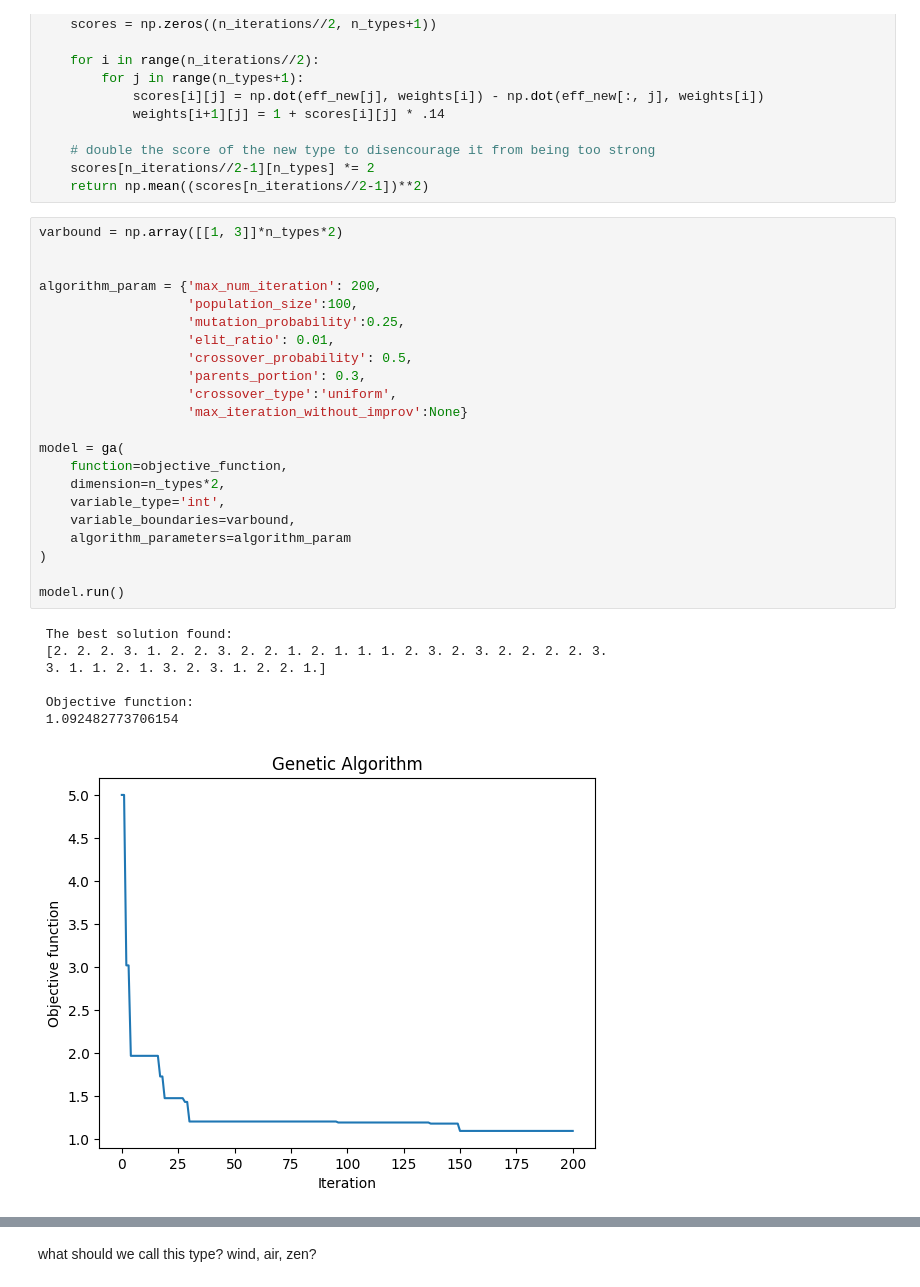
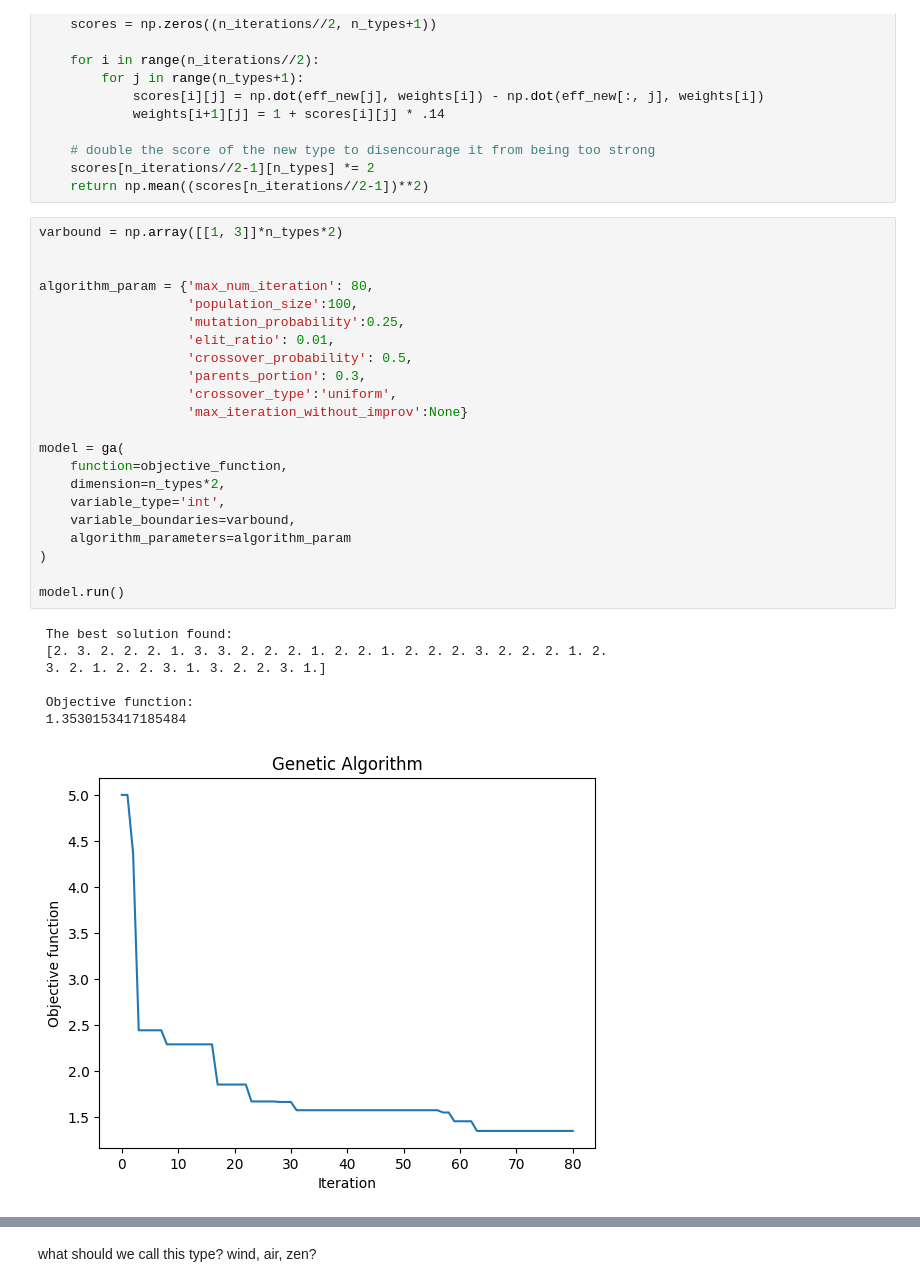
Before and after one commit to Gustavo-Rubo/pokemon-types, a Jupyter notebook: types.ipynb, the cells around one changed output, grey strips where cells are left out. Drawn from its saved outputs; the diff is of its cells as text.

```diff
--- a/types.ipynb
+++ b/types.ipynb
@@ -401,33 +401,33 @@ def objective_function(X):
 # %%
 varbound = np.array([[1, 3]]*n_types*2)
 
 
-algorithm_param = {'max_num_iteration': 200,
+algorithm_param = {'max_num_iteration': 80,
                    'population_size':100,
                    'mutation_probability':0.25,
                    'elit_ratio': 0.01,
                    'crossover_probability': 0.5,
                    'parents_portion': 0.3,
                    'crossover_type':'uniform',
                    'max_iteration_without_improv':None}
 
 model = ga(
     function=objective_function,
     dimension=n_types*2,
     variable_type='int',
     variable_boundaries=varbound,
     algorithm_parameters=algorithm_param
 )
 
 model.run()
 # %% [output]
  The best solution found:
- [2. 2. 2. 3. 1. 2. 2. 3. 2. 2. 1. 2. 1. 1. 1. 2. 3. 2. 3. 2. 2. 2. 2. 3.
- 3. 1. 1. 2. 1. 3. 2. 3. 1. 2. 2. 1.]
+ [2. 3. 2. 2. 2. 1. 3. 3. 2. 2. 2. 1. 2. 2. 1. 2. 2. 2. 3. 2. 2. 2. 1. 2.
+ 3. 2. 1. 2. 2. 3. 1. 3. 2. 2. 3. 1.]
 
  Objective function:
- 1.092482773706154
+ 1.3530153417185484
-[figure, old version]
+[figure, new version]
 # %%
 solution=model.best_variable
 
```
Also changed, not shown: parts of 5 cells of this notebook.
